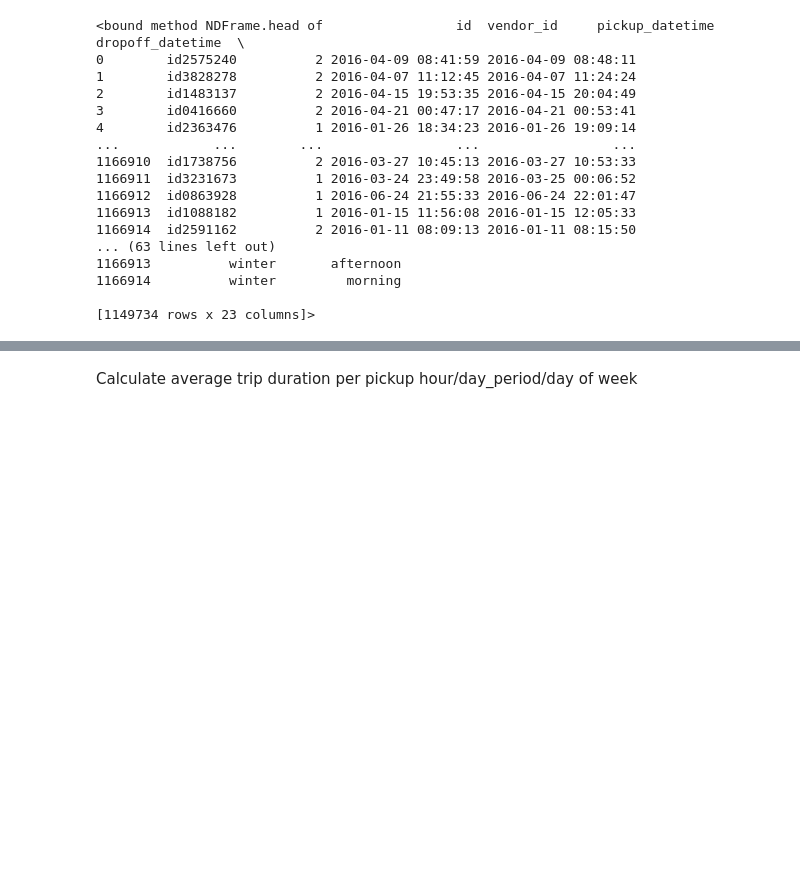
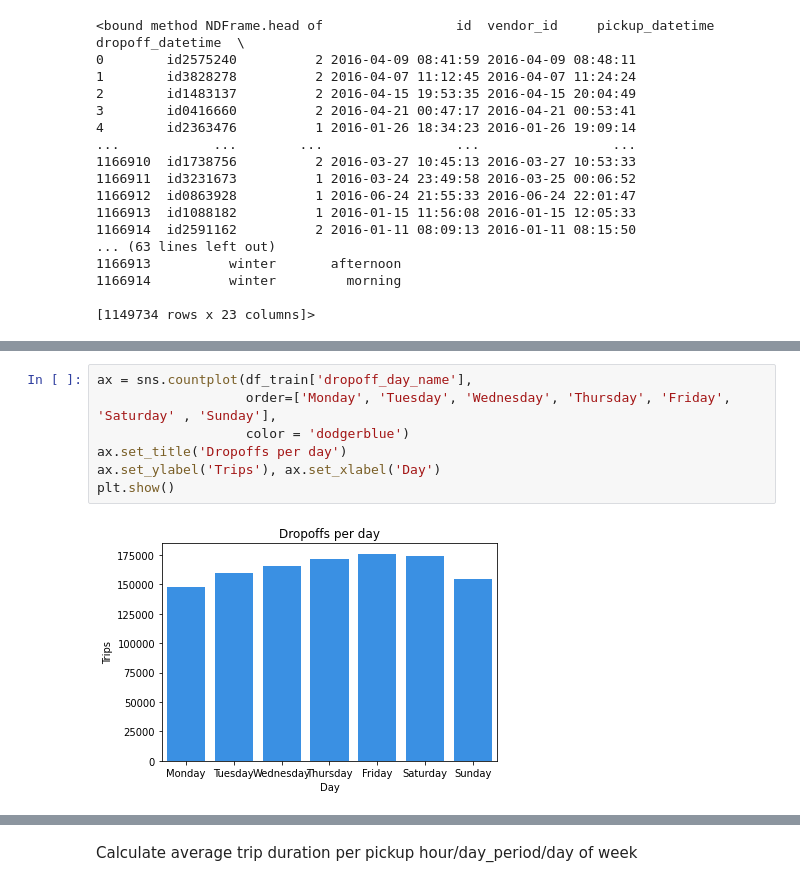
Before and after one commit to ikeratzakis/taxi-analysis, a Jupyter notebook: trip_prediction.ipynb, the cells around one changed output, grey strips where cells are left out. Cells and saved outputs as stored; diff of their text form; blank space fills up the shorter version.

```diff
--- a/trip_prediction.ipynb
+++ b/trip_prediction.ipynb
@@ -138,0 +133,9 @@ dropoff_period_hist = df_train['dropoff_period'].hist(bins = 14)
+# %%
+ax = sns.countplot(df_train['dropoff_day_name'],
+                   order=['Monday', 'Tuesday', 'Wednesday', 'Thursday', 'Friday', 'Saturday' , 'Sunday'],
+                   color = 'dodgerblue')
+ax.set_title('Dropoffs per day')
+ax.set_ylabel('Trips'), ax.set_xlabel('Day')
+plt.show()
+# %% [output]
+[figure, added]
```
Also changed, not shown: parts of 19 cells of this notebook.
